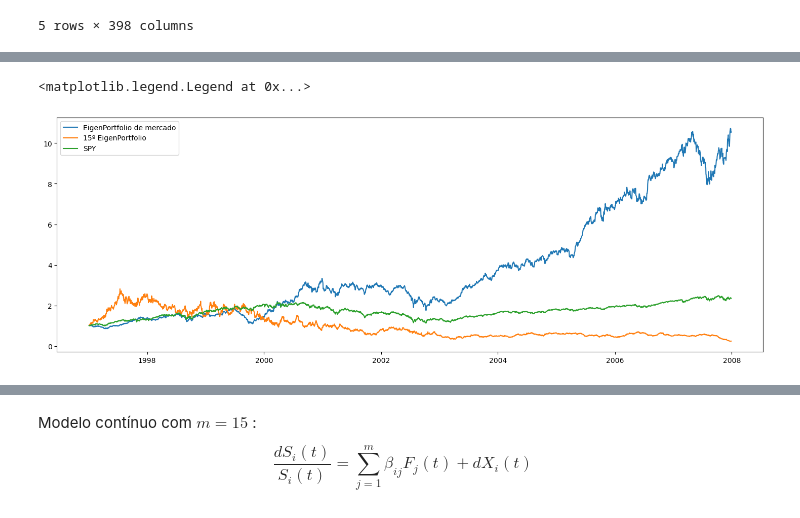
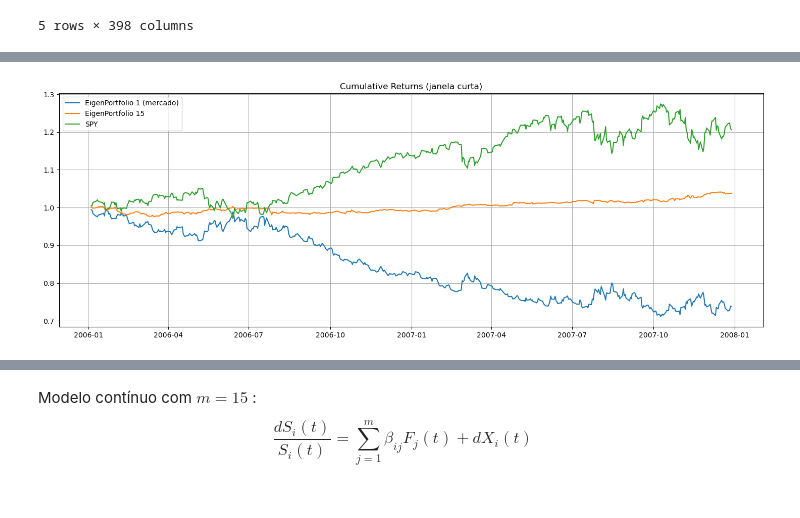
Before and after one commit to savio160502/Statistical-Arbitrage, a Jupyter notebook: Amostragem_estatistica.ipynb, the cells around one changed output, grey strips where cells are left out. Cells and saved outputs as stored; diff of their text form; code cells hidden in the pictures.

```diff
--- a/Amostragem_estatistica.ipynb
+++ b/Amostragem_estatistica.ipynb
@@ -448,14 +375,39 @@ plt.legend()
-# %%
-ret_eig_full = np.cumprod((weights_full*returns_full).sum(axis=1)+1)
-ret_eig2_full = np.cumprod((weights2_full*returns_full).sum(axis=1)+1)
-ret_spy_full = np.cumprod((returns_spy_full).sum(axis=1)+1)
-
-plt.figure(figsize=(18,6))
-plt.plot(ret_eig_full,label='EigenPortfolio de mercado')
-plt.plot(ret_eig2_full,label='15º EigenPortfolio')
-plt.plot(ret_spy_full,label = 'SPY')
-
-plt.legend()
-# %% [output]
-<matplotlib.legend.Legend at 0x...>
-[figure, removed]
+# %%
+# Pesos dos eigenportfólios
+sigma = returns.std(ddof=1)
+sigma_full = returns_full.std(ddof=1)
+
+def eigen_weights(j):
+    vj = pd.Series(eigen_vec[:, j], index=returns.columns)
+    wj = vj / sigma
+    wj = wj / wj.abs().sum()     # |w|=1 (controle de alavancagem)
+    return wj
+
+def eigen_weights_full(j):
+    vj = pd.Series(eigen_vec_full[:, j], index=returns_full.columns)
+    wj = vj / sigma_full
+    wj = wj / wj.abs().sum()
+    return wj
+# %%
+# Pesos do Eigenportifolio de mercado
+w1  = eigen_weights(0)    # PC1 ~ "mercado"
+w15 = eigen_weights(14)   # PC15
+
+# --- Retornos diários dos fatores ---
+F1  = returns.dot(w1)
+F15 = returns.dot(w15)
+
+# --- Retornos acumulados
+cum_F1  = (1 + F1).cumprod()
+cum_F15 = (1 + F15).cumprod()
+cum_SPY = (1 + returns_spy).cumprod()
+
+# --- Plot ---
+plt.figure(figsize=(18,6))
+plt.plot(cum_F1,  label='EigenPortfolio 1 (mercado)')
+plt.plot(cum_F15, label='EigenPortfolio 15')
+plt.plot(cum_SPY, label='SPY')
+plt.legend(); plt.grid(True); plt.title('Cumulative Returns (janela curta)')
+plt.show()
+# %% [output]
+[figure, added]
```
Also changed, not shown: parts of 23 cells of this notebook.
